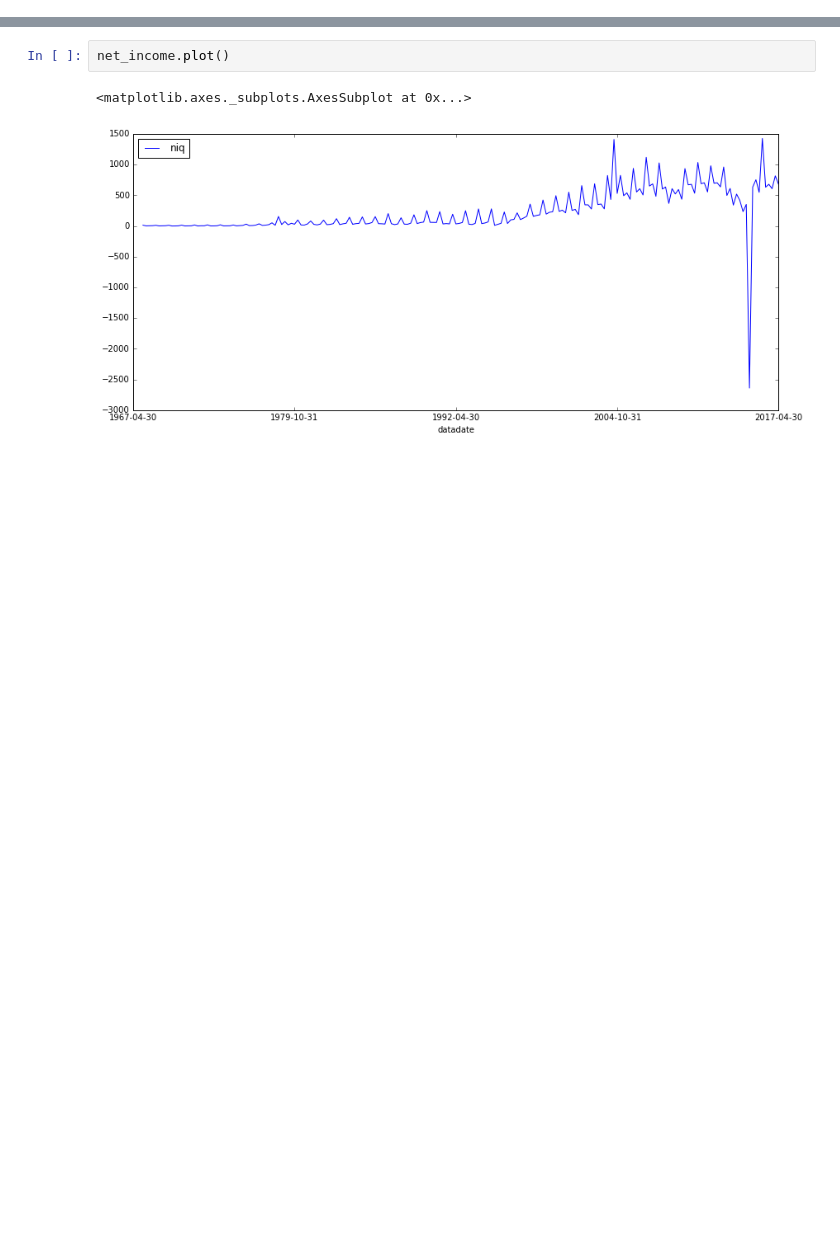
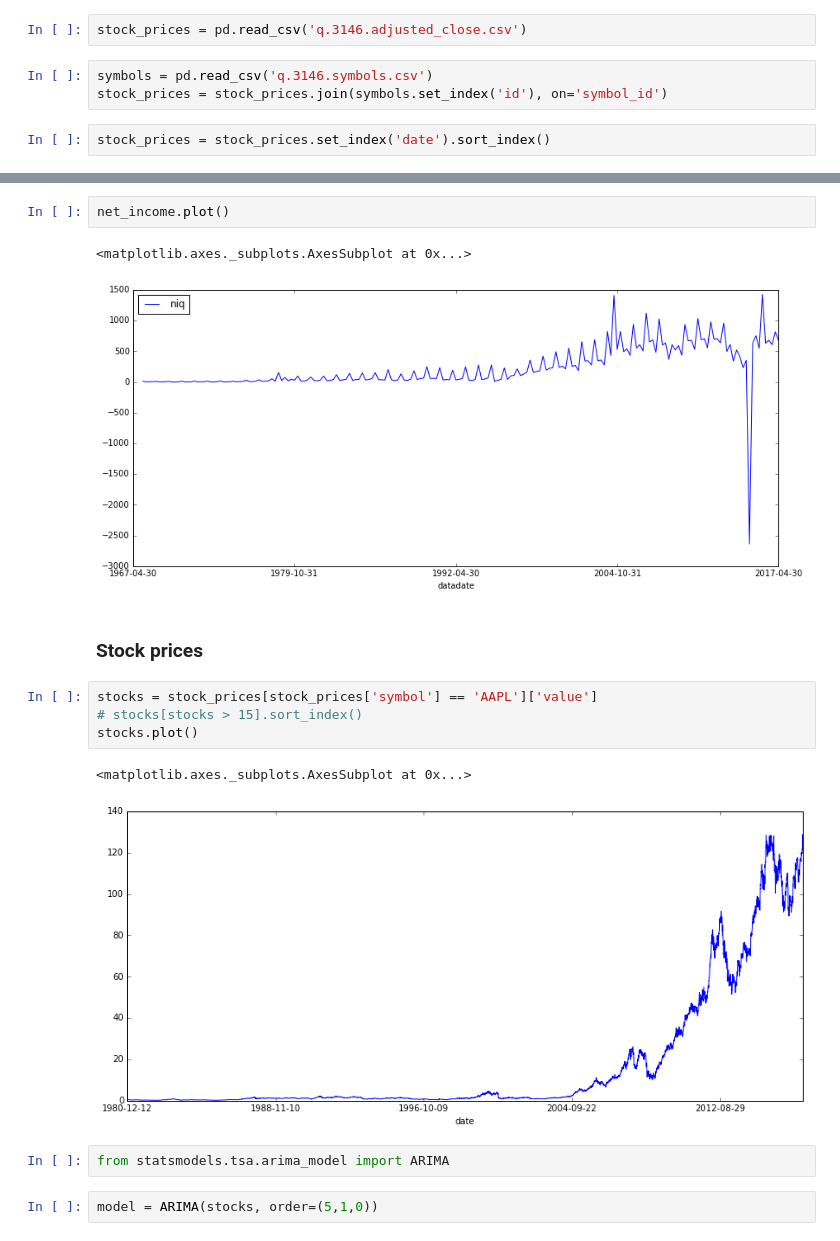
Before and after one commit to miguelamavel/qathontsfin, a Jupyter notebook: read_financials.ipynb, the cells around one changed output, grey strips where cells are left out. Drawn from its saved outputs; the diff is of its cells as text; blank space fills up the shorter version.

```diff
--- a/read_financials.ipynb
+++ b/read_financials.ipynb
@@ -10,6 +11,13 @@ Populating the interactive namespace from numpy and matplotlib
 Reading the file, assuming it's located in the same directory as the notebook. Download the file from this [link](https://drive.google.com/drive/u/1/folders/1XulDhXGFxxIUiFrWEmX7BZEvmO_FjRow).
 # %%
 financials = pd.read_csv('financials.csv')
+# %%
+stock_prices = pd.read_csv('q.3146.adjusted_close.csv')
+# %%
+symbols = pd.read_csv('q.3146.symbols.csv')
+stock_prices = stock_prices.join(symbols.set_index('id'), on='symbol_id')
+# %%
+stock_prices = stock_prices.set_index('date').sort_index()
 # %% [markdown]
 Setting the name of the company. The company names in TowerStreet are normalized, such that the characters are lower case, special symbols are removed, spaces also removed, and additional legal types ignored (e.g. 'target', 'homedepot', 'att').
 # %%
@@ -38,3 +46,16 @@ net_income.plot()
 # %% [output]
 <matplotlib.axes._subplots.AxesSubplot at 0x...>
 [figure]
+# %% [markdown]
+### Stock prices
+# %%
+stocks = stock_prices[stock_prices['symbol'] == 'AAPL']['value']
+# stocks[stocks > 15].sort_index()
+stocks.plot()
+# %% [output]
+<matplotlib.axes._subplots.AxesSubplot at 0x...>
+[figure, added]
+# %%
+from statsmodels.tsa.arima_model import ARIMA
+# %%
+model = ARIMA(stocks, order=(5,1,0))
```
Also changed, not shown: parts of 4 cells of this notebook.
